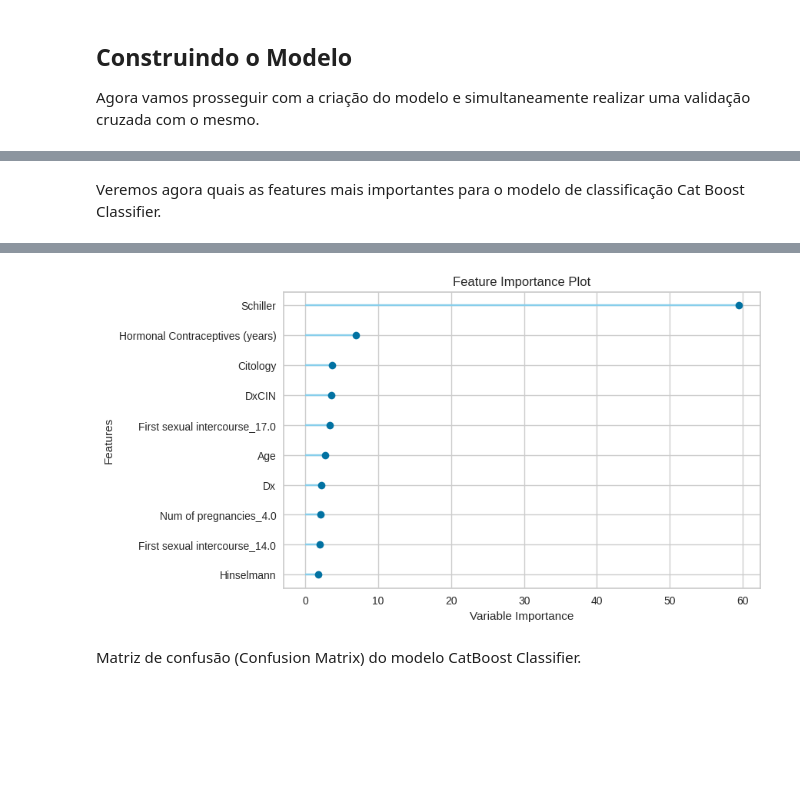
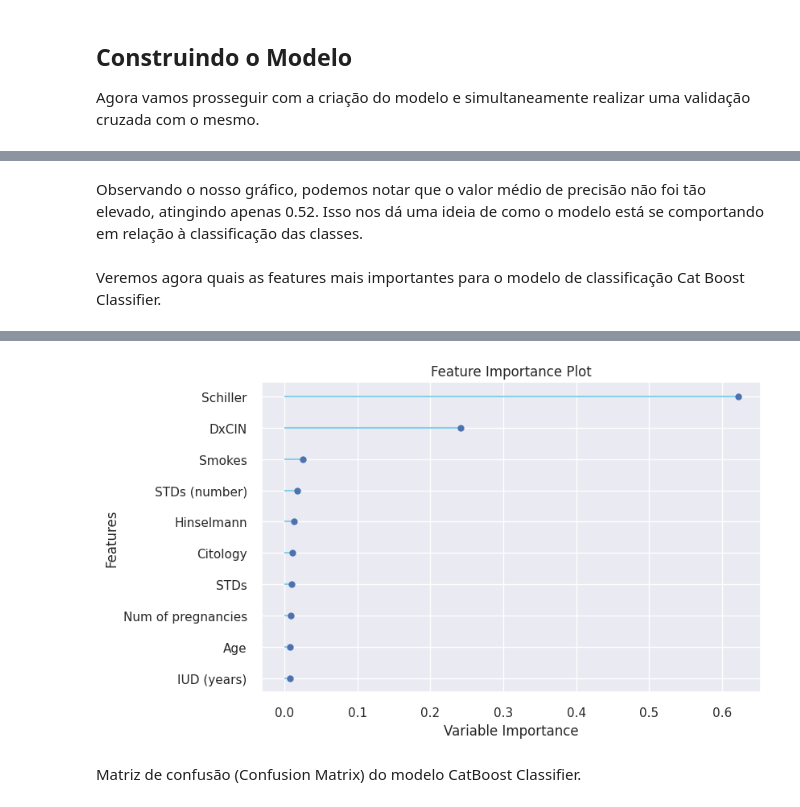
Before and after one commit to SarahFeanor/Portfolio-DataScience, a Jupyter notebook: previsao_de_risco_cancer.ipynb, the cells around one changed output, grey strips where cells are left out. Cells and saved outputs as stored; diff of their text form; code cells hidden in the pictures; blank space fills up the shorter version.

```diff
--- a/previsao_de_risco_cancer.ipynb
+++ b/previsao_de_risco_cancer.ipynb
@@ -356,0 +706,2 @@ catboost=create_model('catboost')
+# %%
+xgboost = create_model('xgboost')
@@ -405,10 +817,12 @@ plot_model(catboost, plot='pr')
+# %% [markdown]
+Observando o nosso gráfico, podemos notar que o valor médio de precisão não foi tão elevado, atingindo apenas 0.52. Isso nos dá uma ideia de como o modelo está se comportando em relação à classificação das classes.
 # %% [markdown]
 Veremos agora quais as features mais importantes para o modelo de classificação Cat Boost Classifier.
 # %%
-plot_model(catboost, plot='feature')
+plot_model(xgboost, plot='feature')
 # %% [output]
 [interactive output not drawn]
-[figure, old version]
+[figure, new version]
 # %% [markdown]
 Matriz de confusão (Confusion Matrix) do modelo CatBoost Classifier.
 # %%
```
Also changed, not shown: parts of 126 cells of this notebook.
